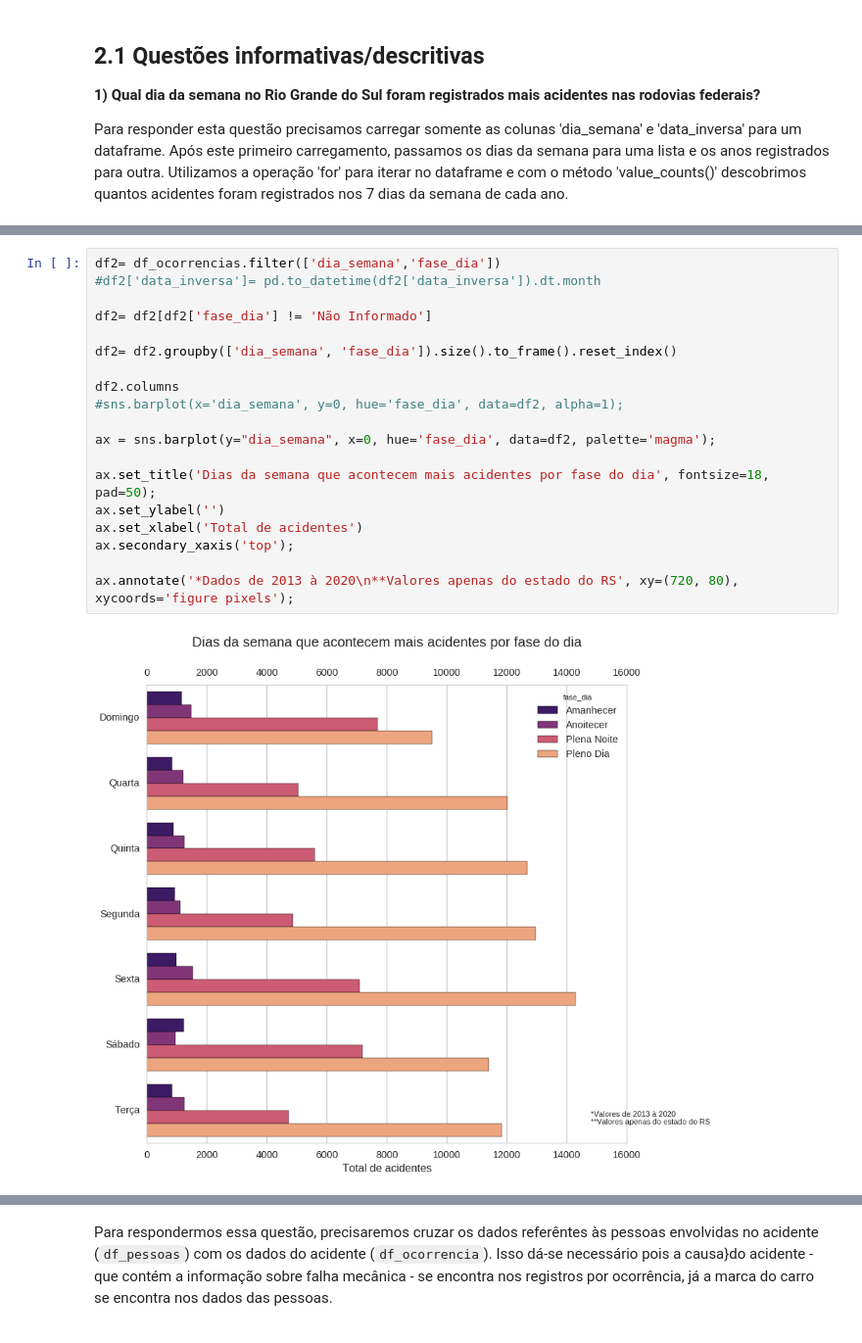
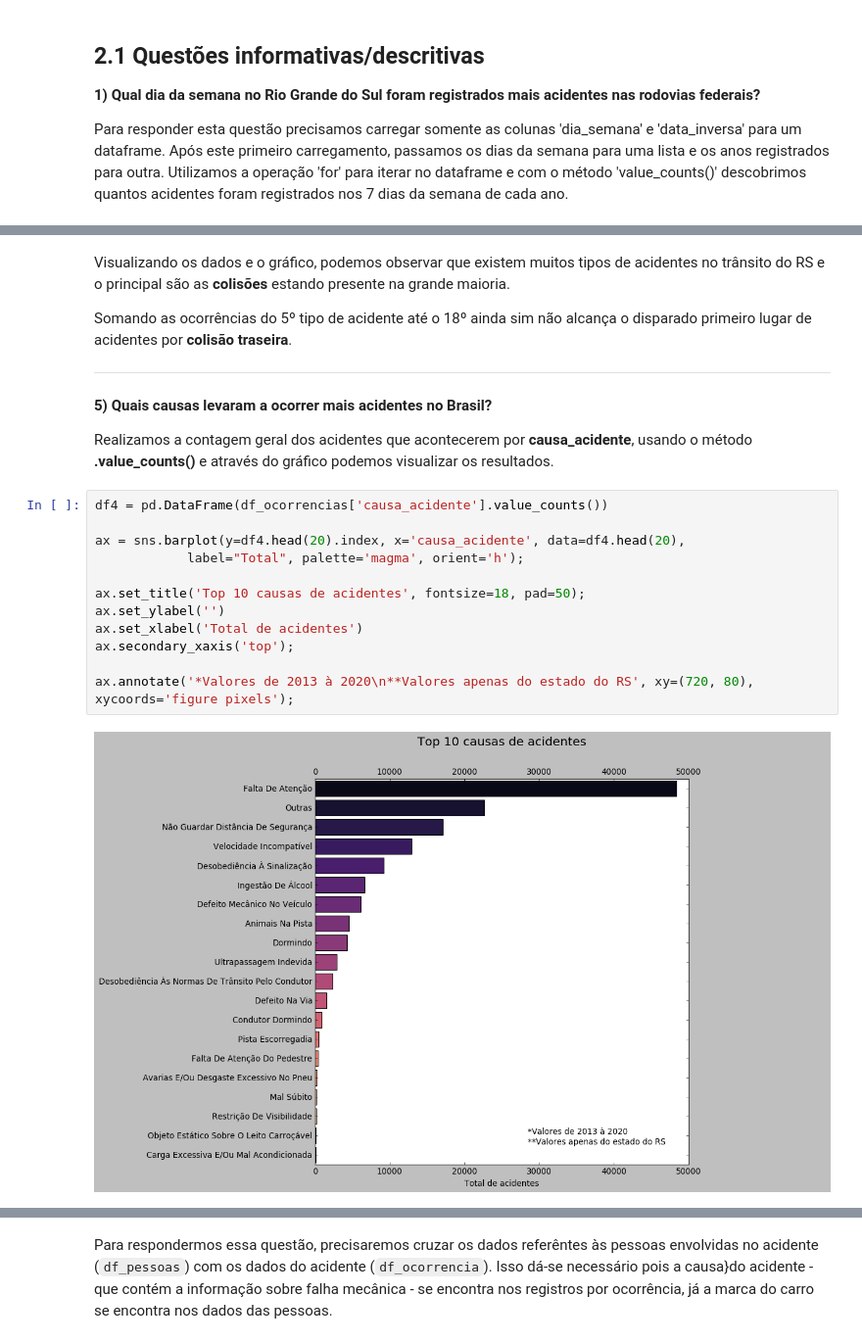
Before and after one commit to XQDLteam/brazil_highway_accidents, a Jupyter notebook: acidentes_br.ipynb, the cells around one changed output, grey strips where cells are left out. Shown at 98% size. Cells and saved outputs as stored; diff of their text form.

```diff
--- a/acidentes_br.ipynb
+++ b/acidentes_br.ipynb
@@ -320,21 +376,24 @@ Com a visualização acima, podemos fácilmente perceber que **março, abril e m
+# %% [markdown]
+Visualizando os dados e o gráfico, podemos observar que existem muitos tipos de acidentes no trânsito do RS e o principal são as **colisões** estando presente na grande maioria.
+
+Somando as ocorrências do 5º tipo de acidente até o 18º ainda sim não alcança o disparado primeiro lugar de acidentes por **colisão traseira**.
+
+---
+# %% [markdown]
+**5) Quais causas levaram a ocorrer mais acidentes no Brasil?**
+
+Realizamos a contagem geral dos acidentes que acontecerem por **causa_acidente**, usando o método **.value_counts()** e através do gráfico podemos visualizar os resultados.
 # %%
-df2= df_ocorrencias.filter(['dia_semana','fase_dia'])
-#df2['data_inversa']= pd.to_datetime(df2['data_inversa']).dt.month
+df4 = pd.DataFrame(df_ocorrencias['causa_acidente'].value_counts())
 
-df2= df2[df2['fase_dia'] != 'Não Informado']
+ax = sns.barplot(y=df4.head(20).index, x='causa_acidente', data=df4.head(20),
+            label="Total", palette='magma', orient='h');
 
-df2= df2.groupby(['dia_semana', 'fase_dia']).size().to_frame().reset_index()
-
-df2.columns
-#sns.barplot(x='dia_semana', y=0, hue='fase_dia', data=df2, alpha=1);
-
-ax = sns.barplot(y="dia_semana", x=0, hue='fase_dia', data=df2, palette='magma');
-
-ax.set_title('Dias da semana que acontecem mais acidentes por fase do dia', fontsize=18, pad=50);
+ax.set_title('Top 10 causas de acidentes', fontsize=18, pad=50);
 ax.set_ylabel('')
 ax.set_xlabel('Total de acidentes')
 ax.secondary_xaxis('top');
 
-ax.annotate('*Dados de 2013 à 2020\n**Valores apenas do estado do RS', xy=(720, 80), xycoords='figure pixels');
+ax.annotate('*Valores de 2013 à 2020\n**Valores apenas do estado do RS', xy=(720, 80), xycoords='figure pixels');
 # %% [output]
-[figure, old version]
+[figure, new version]
```
Also changed, not shown: parts of 41 cells of this notebook.
